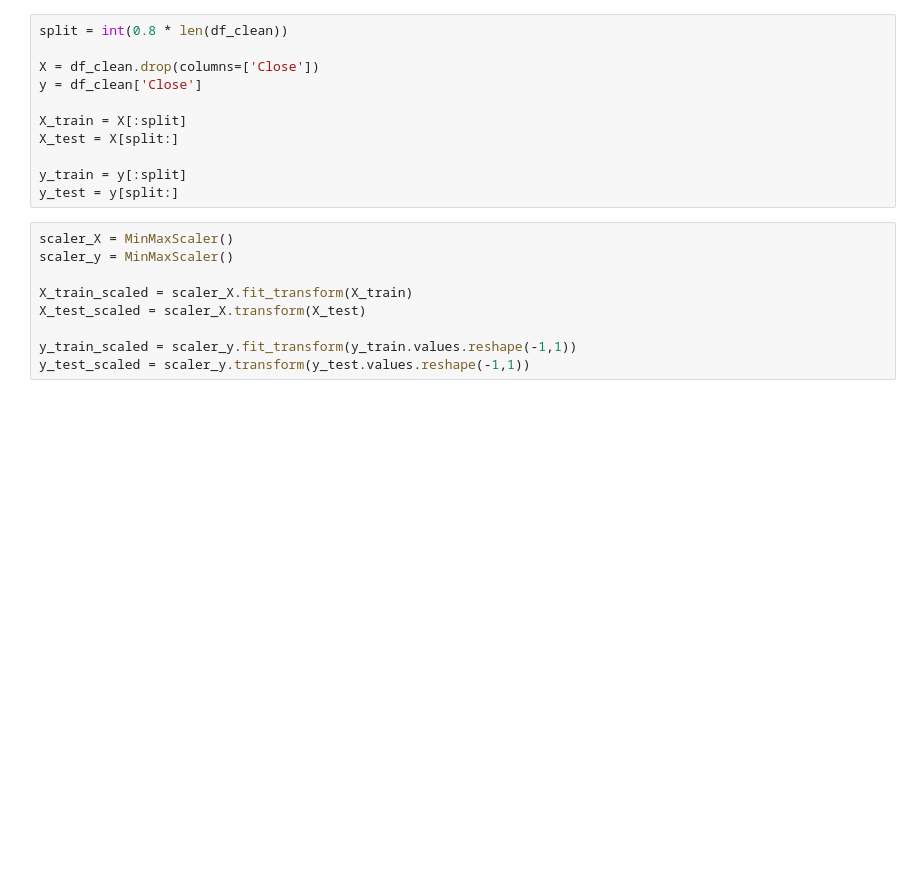
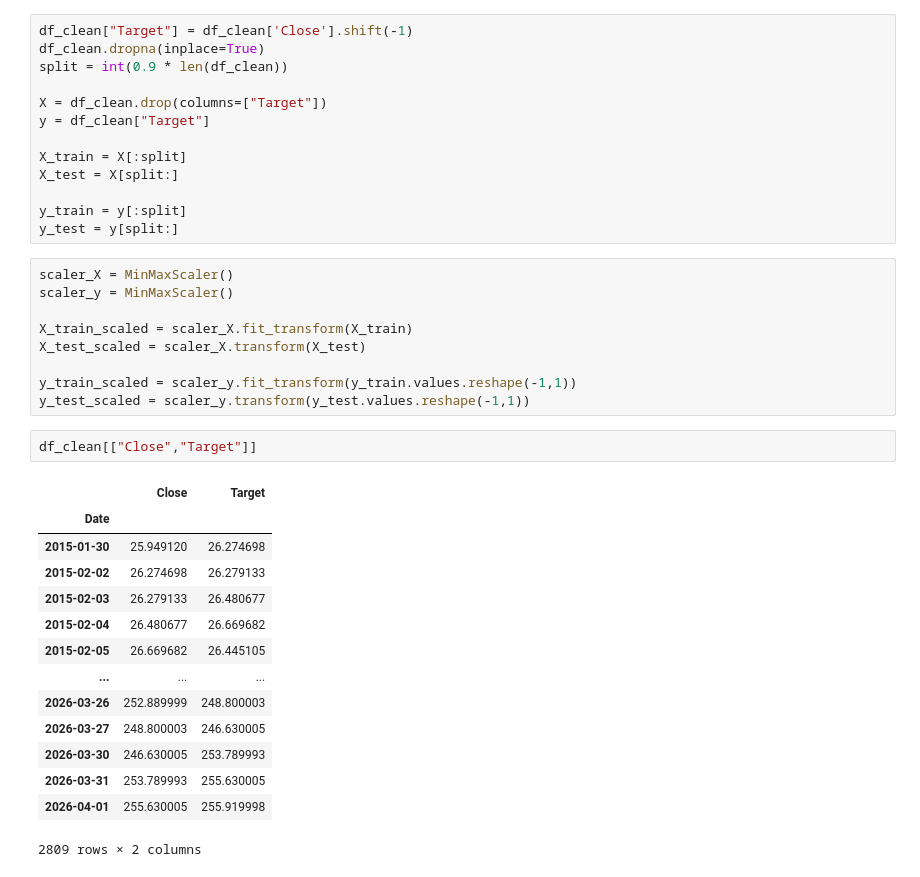
Before and after one commit to vijais0604-cloud/Apple_Stock_Prediction, a Jupyter notebook: Apple_Stock.ipynb, the cells around one changed output. Saved outputs shown, nothing was run; the diff lists cells and outputs as text; blank space fills up the shorter version.

```diff
--- a/Apple_Stock.ipynb
+++ b/Apple_Stock.ipynb
@@ -360,8 +362,10 @@ from tensorflow.keras.layers import LSTM, Dense, Dropout
 # %%
-split = int(0.8 * len(df_clean))
+df_clean["Target"] = df_clean['Close'].shift(-1)
+df_clean.dropna(inplace=True)
+split = int(0.9 * len(df_clean))
 
-X = df_clean.drop(columns=['Close'])
-y = df_clean['Close']
+X = df_clean.drop(columns=["Target"])
+y = df_clean["Target"]
 
 X_train = X[:split]
 X_test = X[split:]
@@ -377,3 +381,20 @@ X_test_scaled = scaler_X.transform(X_test)
 
 y_train_scaled = scaler_y.fit_transform(y_train.values.reshape(-1,1))
 y_test_scaled = scaler_y.transform(y_test.values.reshape(-1,1))
+# %%
+df_clean[["Close","Target"]]
+# %% [output]
+|  | Close | Target |
+| Date |  |  |
+| 2015-01-30 | 25.949120 | 26.274698 |
+| 2015-02-02 | 26.274698 | 26.279133 |
+| 2015-02-03 | 26.279133 | 26.480677 |
+| 2015-02-04 | 26.480677 | 26.669682 |
+| 2015-02-05 | 26.669682 | 26.445105 |
+| ... | ... | ... |
+| 2026-03-26 | 252.889999 | 248.800003 |
+| 2026-03-27 | 248.800003 | 246.630005 |
+| 2026-03-30 | 246.630005 | 253.789993 |
+| 2026-03-31 | 253.789993 | 255.630005 |
+| 2026-04-01 | 255.630005 | 255.919998 |
+2809 rows × 2 columns
```
Also changed, not shown: parts of 32 cells of this notebook, 2 other files.
